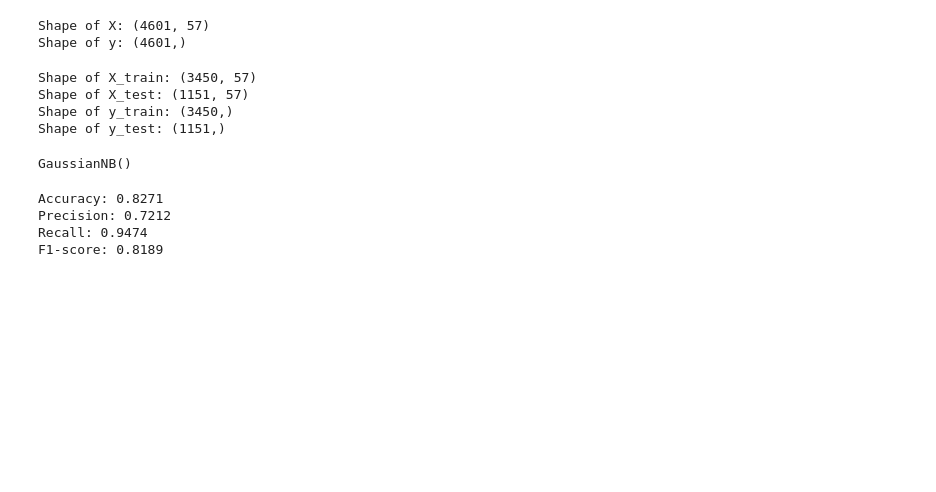
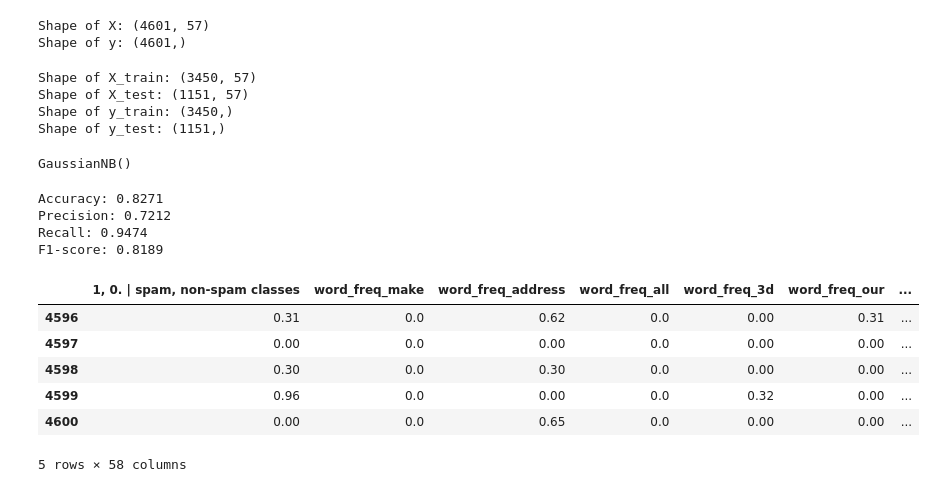
Before and after one commit to naveen-pixel07/2025_ML, a Jupyter notebook: Spam_Mail_Bayesian.ipynb, the cells around one changed output. Saved outputs shown, nothing was run; the diff lists cells and outputs as text; code cells hidden in the pictures; blank space fills up the shorter version.

```diff
--- a/Spam_Mail_Bayesian.ipynb
+++ b/Spam_Mail_Bayesian.ipynb
@@ -78,3 +105,13 @@ Accuracy: 0.8271
 Precision: 0.7212
 Recall: 0.9474
 F1-score: 0.8189
+# %%
+df.tail(5)
+# %% [output]
+|  | 1, 0. | spam, non-spam classes | word_freq_make | word_freq_address | word_freq_all | word_freq_3d | word_freq_our | ... |
+| 4596 | 0.31 | 0.0 | 0.62 | 0.0 | 0.00 | 0.31 | ... |
+| 4597 | 0.00 | 0.0 | 0.00 | 0.0 | 0.00 | 0.00 | ... |
+| 4598 | 0.30 | 0.0 | 0.30 | 0.0 | 0.00 | 0.00 | ... |
+| 4599 | 0.96 | 0.0 | 0.00 | 0.0 | 0.32 | 0.00 | ... |
+| 4600 | 0.00 | 0.0 | 0.65 | 0.0 | 0.00 | 0.00 | ... |
+5 rows × 58 columns
```
Also changed, not shown: parts of 2 cells of this notebook.
